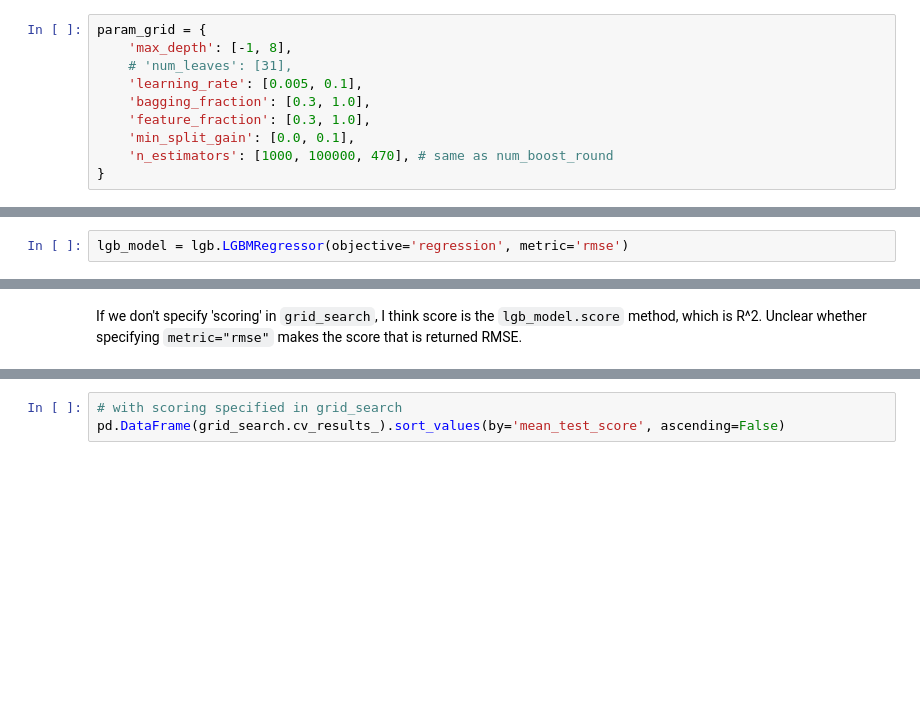
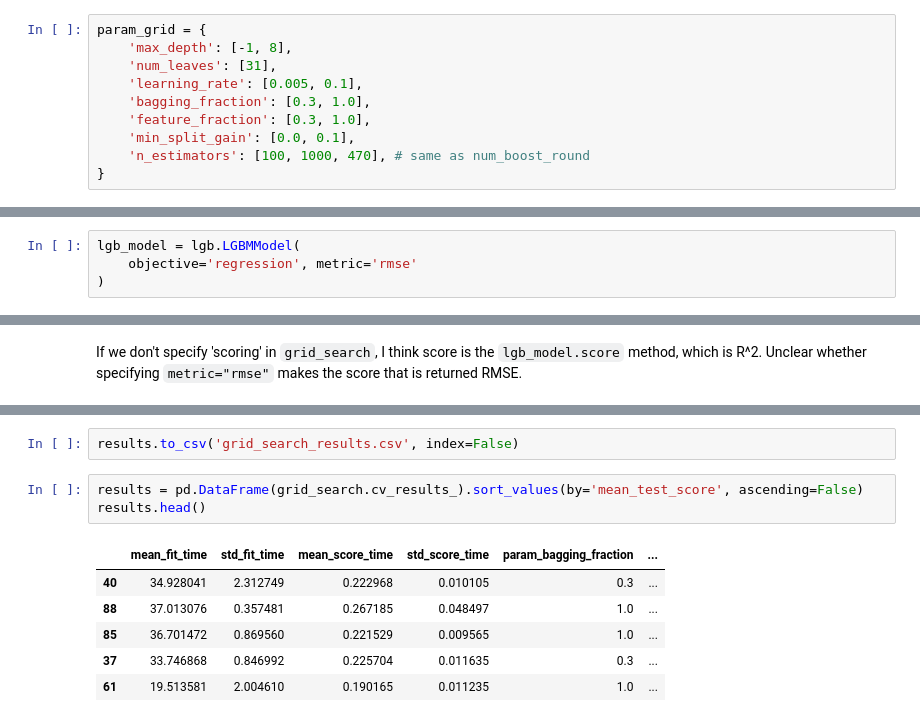
Before and after one commit to drivendataorg/cyfi, a Jupyter notebook: notebooks/0.1-klw-gridsearch.ipynb, the cells around one changed output, grey strips where cells are left out. Saved outputs shown, nothing was run; the diff lists cells and outputs as text; blank space fills up the shorter version.

Commit message:
initial results

```diff
--- a/notebooks/0.1-klw-gridsearch.ipynb
+++ b/notebooks/0.1-klw-gridsearch.ipynb
@@ -75,10 +75,10 @@ Try params from each of the winners
 # %%
 param_grid = {
     'max_depth': [-1, 8],
-    # 'num_leaves': [31],
+    'num_leaves': [31],
     'learning_rate': [0.005, 0.1],
     'bagging_fraction': [0.3, 1.0],
     'feature_fraction': [0.3, 1.0],
     'min_split_gain': [0.0, 0.1],
-    'n_estimators': [1000, 100000, 470], # same as num_boost_round
+    'n_estimators': [100, 1000, 470], # same as num_boost_round
 }
@@ -85,5 +87,7 @@ param_grid = {
 # %%
-lgb_model = lgb.LGBMRegressor(objective='regression', metric='rmse')
+lgb_model = lgb.LGBMModel(
+    objective='regression', metric='rmse'
+)
 # %%
 grid_search = GridSearchCV(
     estimator = lgb_model,
@@ -107,3 +192,12 @@ grid_search.best_estimator_.get_params()
+# %%
+results.to_csv('grid_search_results.csv', index=False)
 # %%
-# with scoring specified in grid_search
-pd.DataFrame(grid_search.cv_results_).sort_values(by='mean_test_score', ascending=False)
+results = pd.DataFrame(grid_search.cv_results_).sort_values(by='mean_test_score', ascending=False)
+results.head()
+# %% [output]
+|  | mean_fit_time | std_fit_time | mean_score_time | std_score_time | param_bagging_fraction | ... |
+| 40 | 34.928041 | 2.312749 | 0.222968 | 0.010105 | 0.3 | ... |
+| 88 | 37.013076 | 0.357481 | 0.267185 | 0.048497 | 1.0 | ... |
+| 85 | 36.701472 | 0.869560 | 0.221529 | 0.009565 | 1.0 | ... |
+| 37 | 33.746868 | 0.846992 | 0.225704 | 0.011635 | 0.3 | ... |
+| 61 | 19.513581 | 2.004610 | 0.190165 | 0.011235 | 1.0 | ... |
```
Also changed, not shown: parts of 7 cells of this notebook, 1 other file.
